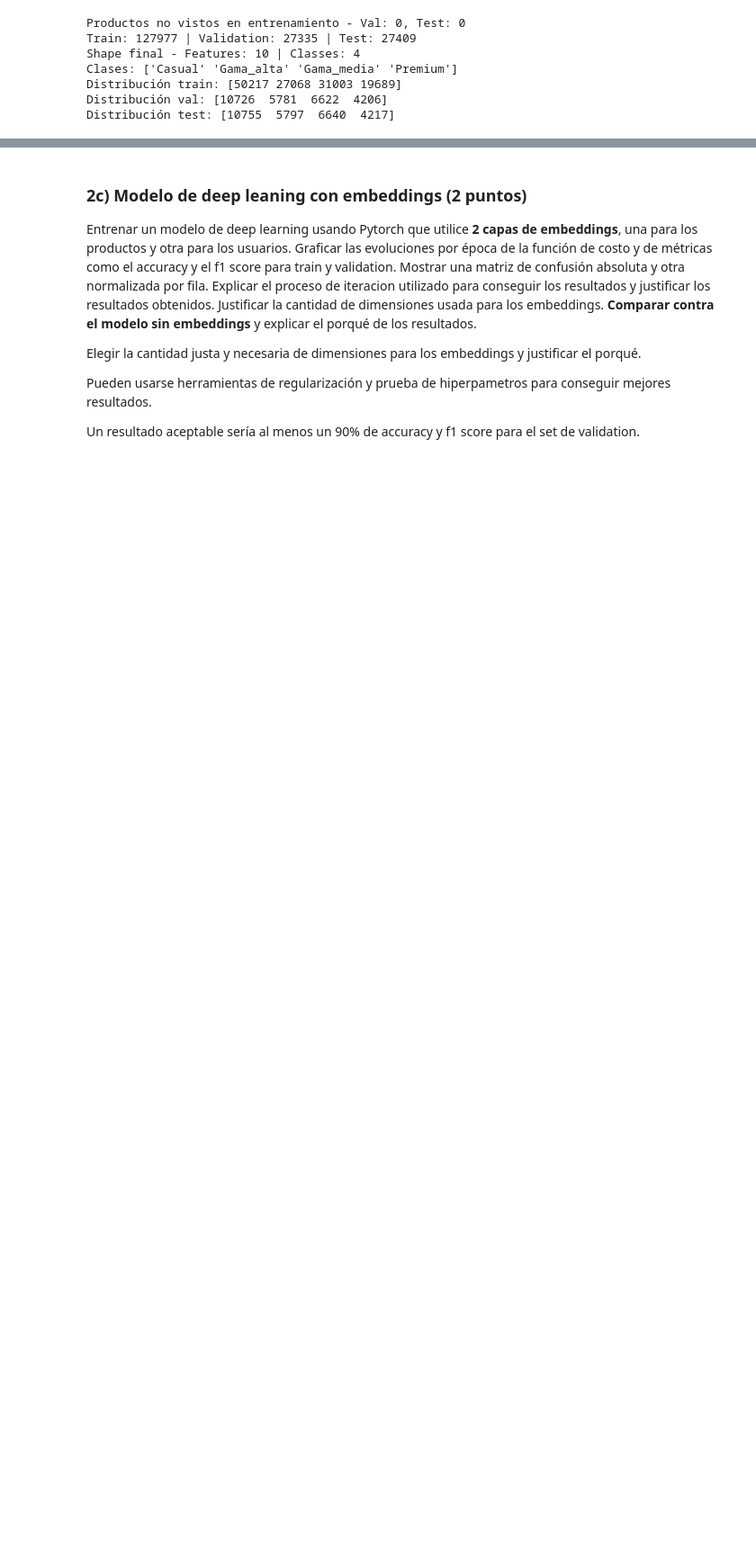
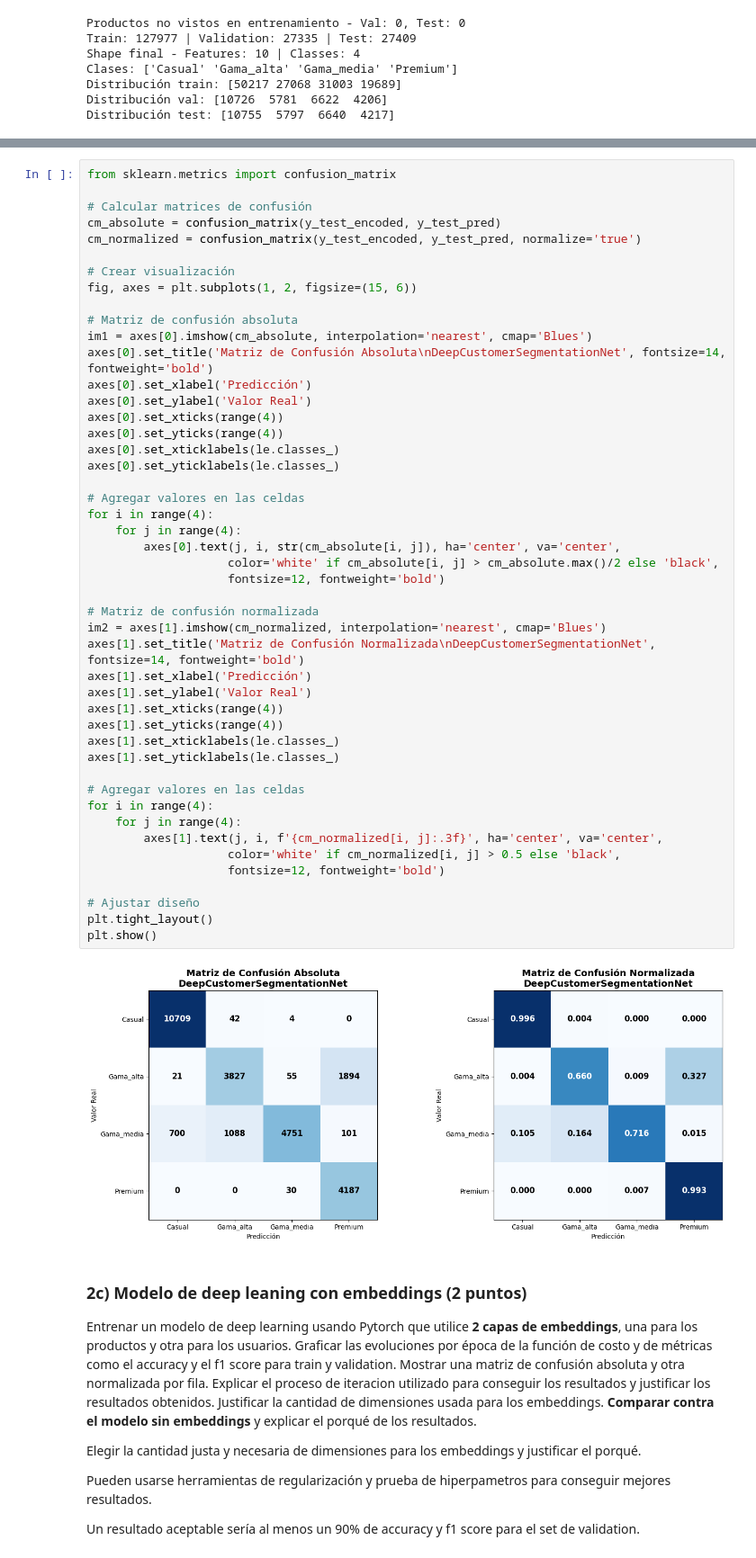
Before and after one commit to RodrigoGoni/Op_alg, a Jupyter notebook: pregunsta2.ipynb, the cells around one changed output, grey strips where cells are left out. Shown at 90% size. Saved outputs shown, nothing was run; the diff lists cells and outputs as text; blank space fills up the shorter version.

Commit message:
fix lack conff matrix

```diff
--- a/pregunsta2.ipynb
+++ b/pregunsta2.ipynb
@@ -802,6 +804,55 @@ Primeras 20 predicciones:
 | 17 | Gama_alta | Gama_alta | True |
 | 18 | Premium | Premium | True |
 | 19 | Casual | Casual | True |
+# %%
+from sklearn.metrics import confusion_matrix
+
+# Calcular matrices de confusión
+cm_absolute = confusion_matrix(y_test_encoded, y_test_pred)
+cm_normalized = confusion_matrix(y_test_encoded, y_test_pred, normalize='true')
+
+# Crear visualización
+fig, axes = plt.subplots(1, 2, figsize=(15, 6))
+
+# Matriz de confusión absoluta
+im1 = axes[0].imshow(cm_absolute, interpolation='nearest', cmap='Blues')
+axes[0].set_title('Matriz de Confusión Absoluta\nDeepCustomerSegmentationNet', fontsize=14, fontweight='bold')
+axes[0].set_xlabel('Predicción')
+axes[0].set_ylabel('Valor Real')
+axes[0].set_xticks(range(4))
+axes[0].set_yticks(range(4))
+axes[0].set_xticklabels(le.classes_)
+axes[0].set_yticklabels(le.classes_)
+
+# Agregar valores en las celdas
+for i in range(4):
+    for j in range(4):
+        axes[0].text(j, i, str(cm_absolute[i, j]), ha='center', va='center',
+                    color='white' if cm_absolute[i, j] > cm_absolute.max()/2 else 'black',
+                    fontsize=12, fontweight='bold')
+
+# Matriz de confusión normalizada
+im2 = axes[1].imshow(cm_normalized, interpolation='nearest', cmap='Blues')
+axes[1].set_title('Matriz de Confusión Normalizada\nDeepCustomerSegmentationNet', fontsize=14, fontweight='bold')
+axes[1].set_xlabel('Predicción')
+axes[1].set_ylabel('Valor Real')
+axes[1].set_xticks(range(4))
+axes[1].set_yticks(range(4))
+axes[1].set_xticklabels(le.classes_)
+axes[1].set_yticklabels(le.classes_)
+
+# Agregar valores en las celdas
+for i in range(4):
+    for j in range(4):
+        axes[1].text(j, i, f'{cm_normalized[i, j]:.3f}', ha='center', va='center',
+                    color='white' if cm_normalized[i, j] > 0.5 else 'black',
+                    fontsize=12, fontweight='bold')
+
+# Ajustar diseño
+plt.tight_layout()
+plt.show()
+# %% [output]
+[figure, added]
 # %% [markdown]
 ### 2c) Modelo de deep leaning con embeddings (2 puntos)
 Entrenar un modelo de deep learning usando Pytorch que utilice **2 capas de embeddings**, una para los productos y otra para los usuarios. Graficar las evoluciones por época de la función de costo y de métricas como el accuracy y el f1 score para train y validation. Mostrar una matriz de confusión absoluta y otra normalizada por fila. Explicar el proceso de iteracion utilizado para conseguir los resultados y justificar los resultados obtenidos. Justificar la cantidad de dimensiones usada para los embeddings. **Comparar contra el modelo sin embeddings** y explicar el porqué de los resultados.
```
Also changed, not shown: parts of 4 cells of this notebook.
